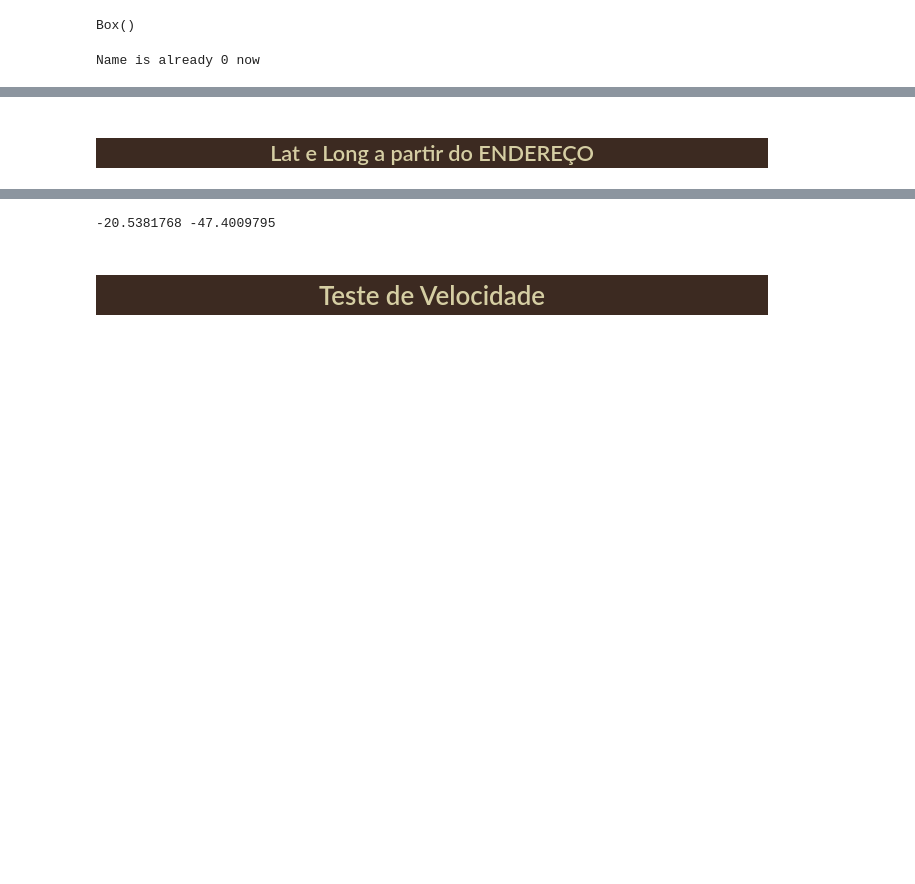
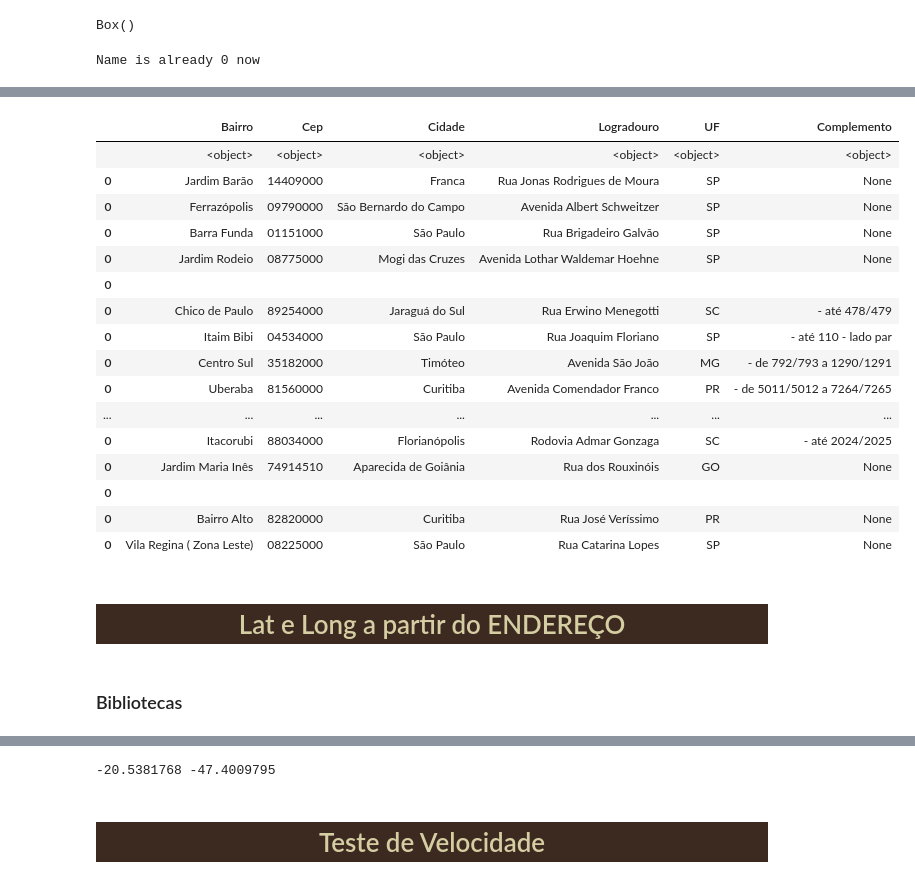
Before and after one commit to Danilo-Carajiliascov/DC_LearningTech_Analytics, a Jupyter notebook: Analytics_Python.ipynb, the cells around one changed output, grey strips where cells are left out. Cells and saved outputs as stored; diff of their text form; code cells hidden in the pictures; blank space fills up the shorter version.

```diff
--- a/Analytics_Python.ipynb
+++ b/Analytics_Python.ipynb
@@ -638,0 +653,27 @@ address = get_address_from_cep('37503-130', webservice=WebService.CORREIOS)
+# %%
+address = get_address_from_cep('09852-060', webservice=WebService.CORREIOS)
+
+Tabela_Endereco = pd.DataFrame({
+    'Bairro'     : address['bairro'],
+    'Cep'        : address['cep'],
+    'Cidade'     : address['cidade'],
+    'Logradouro' : address['logradouro'],
+    'UF'         : address['uf'],
+    'Complemento': address['complemento']
+}, index = [0])
+
+Tabela_Endereco = Tabela_Endereco.assign(
+    Latitude = requests.get(
+        'https://nominatim.openstreetmap.org/search/'
+        + urllib.parse.quote( f"{Tabela_Endereco['Cidade'][0]}{', '}{Tabela_Endereco['UF'][0]}" )
+        + '?format=json'
+    ).json()[0]["lat"],
+
+    Longitude = requests.get(
+        'https://nominatim.openstreetmap.org/search/'
+        + urllib.parse.quote( f"{Tabela_Endereco['Cidade'][0]}{', '}{Tabela_Endereco['UF'][0]}" )
+        + '?format=json'
+    ).json()[0]["lon"]
+)
+
+Tabela_Endereco
@@ -638,0 +684,4 @@ address = get_address_from_cep('37503-130', webservice=WebService.CORREIOS)
+# %%
+olist_customers = pd.read_csv("C:/Users/danil/OneDrive/Danilo_Back-up/Kaggle/Brasilian_Ecommerce_Olist/olist_customers_dataset.csv")
+olist_customers = olist_customers[ ['customer_id', 'customer_unique_id', 'customer_zip_code_prefix'] ]
+olist_customers['customer_zip_code_prefix'].astype('str').str.zfill(5)[0]
@@ -638,0 +694,6 @@ address = get_address_from_cep('37503-130', webservice=WebService.CORREIOS)
+# %%
+    address = get_address_from_cep(
+        olist_customers['customer_zip_code_prefix'].astype('str').str.zfill(5)[26] + '-000',
+        webservice = WebService.CORREIOS
+    )
+    address
@@ -639,2 +961,24 @@ address = get_address_from_cep('37503-130', webservice=WebService.CORREIOS)
+# %%
+Tabela_Endereco
+# %% [output]
+|  | Bairro | Cep | Cidade | Logradouro | UF | Complemento |
+|  | <object> | <object> | <object> | <object> | <object> | <object> |
+| 0 | Jardim Barão | 14409000 | Franca | Rua Jonas Rodrigues de Moura | SP | None |
+| 0 | Ferrazópolis | 09790000 | São Bernardo do Campo | Avenida Albert Schweitzer | SP | None |
+| 0 | Barra Funda | 01151000 | São Paulo | Rua Brigadeiro Galvão | SP | None |
+| 0 | Jardim Rodeio | 08775000 | Mogi das Cruzes | Avenida Lothar Waldemar Hoehne | SP | None |
+| 0 |  |  |  |  |  |  |
+| 0 | Chico de Paulo | 89254000 | Jaraguá do Sul | Rua Erwino Menegotti | SC | - até 478/479 |
+| 0 | Itaim Bibi | 04534000 | São Paulo | Rua Joaquim Floriano | SP | - até 110 - lado par |
+| 0 | Centro Sul | 35182000 | Timóteo | Avenida São João | MG | - de 792/793 a 1290/1291 |
+| 0 | Uberaba | 81560000 | Curitiba | Avenida Comendador Franco | PR | - de 5011/5012 a 7264/7265 |
+| ... | ... | ... | ... | ... | ... | ... |
+| 0 | Itacorubi | 88034000 | Florianópolis | Rodovia Admar Gonzaga | SC | - até 2024/2025 |
+| 0 | Jardim Maria Inês | 74914510 | Aparecida de Goiânia | Rua dos Rouxinóis | GO | None |
+| 0 |  |  |  |  |  |  |
+| 0 | Bairro Alto | 82820000 | Curitiba | Rua José Veríssimo | PR | None |
+| 0 | Vila Regina ( Zona Leste) | 08225000 | São Paulo | Rua Catarina Lopes | SP | None |
 # %% [markdown]
-#### <h2 style="font-family:impact; background-color:#3C2A21; color:#D5CEA3; text-align:center">Lat e Long a partir do ENDEREÇO</h2>
+## <h1 style="font-family:impact; background-color:#3C2A21; color:#D5CEA3; text-align:center">Lat e Long a partir do ENDEREÇO</h1>
+# %% [markdown]
+### <font style="font-family:impact">Bibliotecas</font>
```
Also changed, not shown: parts of 39 cells of this notebook.
